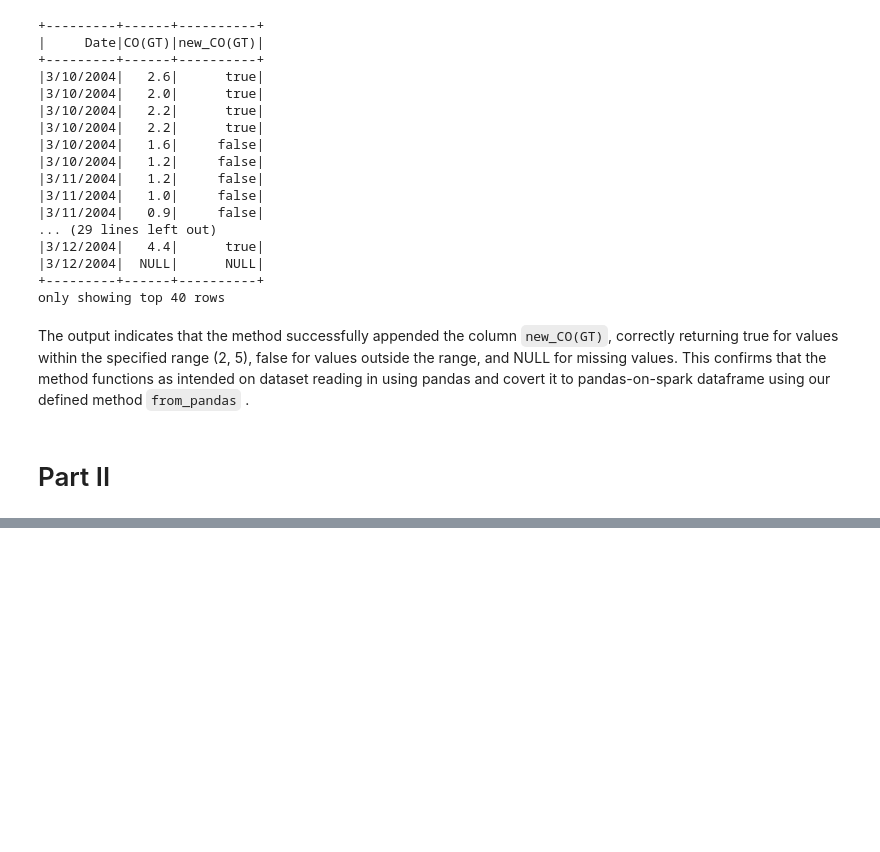
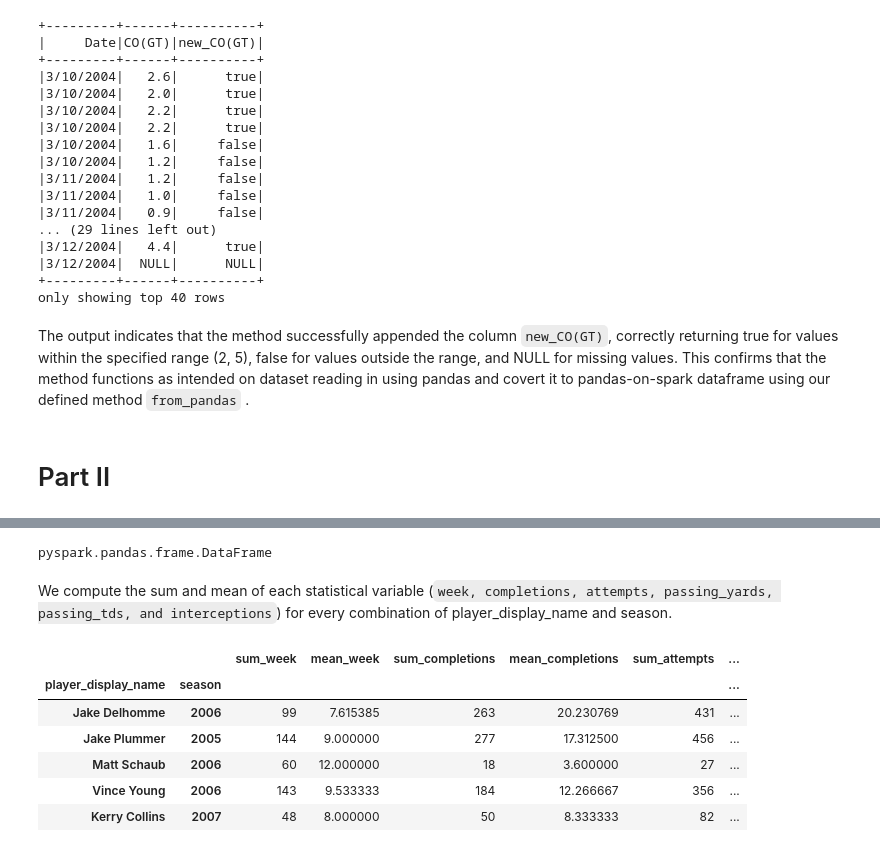
Before and after one commit to hzhoujoy/ST554_Project2, a Jupyter notebook: project2.ipynb, the cells around one changed output, grey strips where cells are left out. Cells and saved outputs as stored; diff of their text form; code cells hidden in the pictures; blank space fills up the shorter version.

Commit message:
update part2 pandas-on-spark

```diff
--- a/project2.ipynb
+++ b/project2.ipynb
@@ -936,0 +950,3 @@ The output indicates that the method successfully appended the column `new_CO(GT
+# %%
+import pyspark.pandas as ps
+ps.set_option('compute.fail_on_ansi_mode', False)
@@ -936,0 +955,5 @@ The output indicates that the method successfully appended the column `new_CO(GT
+# %%
+# Read in the weekly nfl data
+nfl_ps = ps.read_csv("weekly_nfl_data.csv")
+#Check out the first 5 rows of the DataFrame
+nfl_ps.head(5)
@@ -936,0 +1017,13 @@ The output indicates that the method successfully appended the column `new_CO(GT
+# %%
+#subset the dataset
+df = nfl_ps.loc[
+                (nfl_ps.position == 'QB') &
+                (nfl_ps.season_type == 'REG') &
+                (nfl_ps.season >= 2005) &
+                (nfl_ps.season <= 2023),
+                ['player_display_name','season',
+                 'week', 'completions',
+                 'attempts', 'passing_yards',
+                 'passing_tds', 'interceptions']
+]
+df.head()  #check the first few rows of the new data frame
@@ -936,0 +1037,32 @@ The output indicates that the method successfully appended the column `new_CO(GT
+# %%
+type(df)
+# %% [output]
+pyspark.pandas.frame.DataFrame
+# %% [markdown]
+We compute the sum and mean of each statistical variable (`week, completions, attempts, passing_yards, passing_tds, and interceptions`) for every combination of player_display_name and season.
+# %%
+#For each player_display_name and season combination, find the sum and mean of each of the statistical quantities
+stats = df \
+.groupby(['player_display_name', 'season']) \
+.agg(sum_week = ('week', 'sum'),
+     mean_week = ('week', 'mean'),
+     sum_completions = ('completions', 'sum'),
+     mean_completions = ('completions', 'mean'),
+     sum_attempts = ('attempts', 'sum'),
+     mean_attempts = ('attempts', 'mean'),
+     sum_passing_yards = ('passing_yards', 'sum'),
+     mean_passing_yards = ('passing_yards', 'mean'),
+     sum_passing_tds = ('passing_tds', 'sum'),
+     mean_passing_tds = ('passing_tds', 'mean'),
+     sum_interceptions = ('interceptions', 'sum'),
+     mean_interceptions = ('interceptions', 'mean'))
+
+stats.head()
+# %% [output]
+|  |  | sum_week | mean_week | sum_completions | mean_completions | sum_attempts | ... |
+| player_display_name | season |  |  |  |  |  | ... |
+| Jake Delhomme | 2006 | 99 | 7.615385 | 263 | 20.230769 | 431 | ... |
+| Jake Plummer | 2005 | 144 | 9.000000 | 277 | 17.312500 | 456 | ... |
+| Matt Schaub | 2006 | 60 | 12.000000 | 18 | 3.600000 | 27 | ... |
+| Vince Young | 2006 | 143 | 9.533333 | 184 | 12.266667 | 356 | ... |
+| Kerry Collins | 2007 | 48 | 8.000000 | 50 | 8.333333 | 82 | ... |
```
Also changed, not shown: parts of 16 cells of this notebook.
